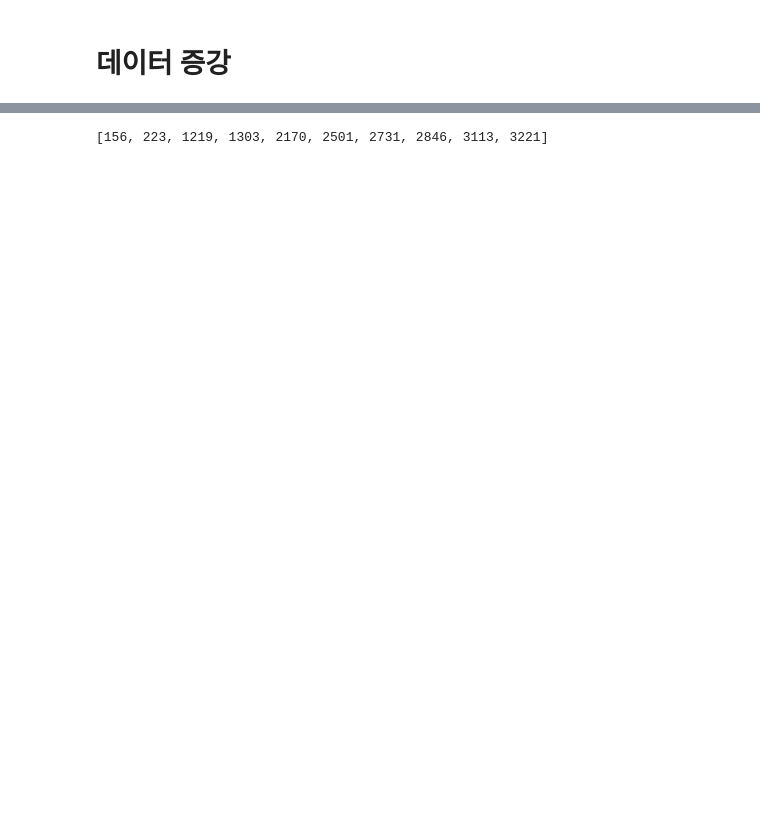
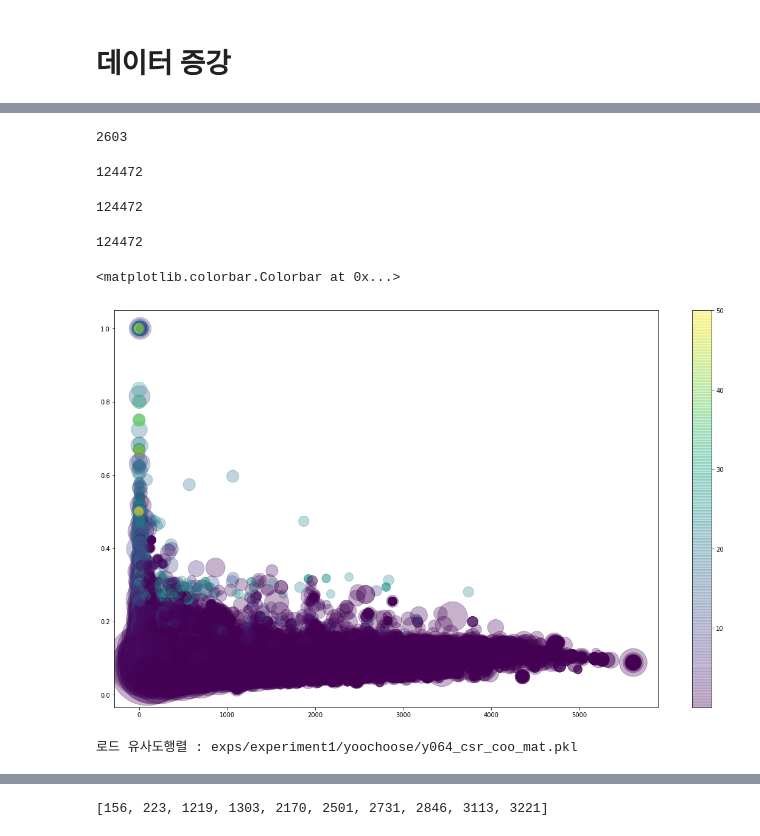
Before and after one commit to kyeongchan92/DA-for-SBR, a Jupyter notebook: main.ipynb, the cells around one changed output, grey strips where cells are left out. Cells and saved outputs as stored; diff of their text form; code cells hidden in the pictures; blank space fills up the shorter version.

```diff
--- a/main.ipynb
+++ b/main.ipynb
@@ -268,0 +175,7 @@ score = {i : cal_score(falog2[i], msd[i][1], theta) for i in range(1, nof_items+
+# %%
+# msd 로드
+msd = load_msd('coo', experiment, y_or_d, frac)
+
+# 출현빈도 역수
+fa_sqrt = {k:v for k, v in allitemcntr.items()}
+score = {i: 100 * msd[i][1]/fa_sqrt[i] for i in range(1, nof_items+1)}  # 아이템별 score 딕셔너리 계산
@@ -268,0 +218,40 @@ score = {i : cal_score(falog2[i], msd[i][1], theta) for i in range(1, nof_items+
+# %%
+allitemcntr[4]
+# %% [output]
+2603
+# %%
+i
+# %% [output]
+124472
+# %%
+nof_sessions
+# %% [output]
+124472
+# %%
+len(tra_seqs_frac)
+# %% [output]
+124472
+# %%
+fas = []
+hss = []
+scores=[]
+nof_i = []
+
+
+rand_idxs = np.random.randint(1, nof_sessions+1, size=10000)
+for i in range(1, nof_sessions):
+  s = tra_seqs_frac[i]
+  fas.append(np.mean([allitemcntr[_] for _ in s]))
+  hss.append(np.mean([msd[_][1] for _ in s]))
+  scores.append(np.mean([score[_] for _ in s]))
+  nof_i.append(len(s))
+
+nof_i = np.array(nof_i)*100
+# %%
+plt.figure(figsize=(20, 12))
+
+plt.scatter(fas, hss, c=scores, alpha=0.3, s=nof_i)
+plt.colorbar()
+# %% [output]
+<matplotlib.colorbar.Colorbar at 0x...>
+[figure, added]
@@ -268,0 +260,4 @@ score = {i : cal_score(falog2[i], msd[i][1], theta) for i in range(1, nof_items+
+# %%
+coo_mat = load_sim_mat('coo', 1, 'yoochoose', 1/64)
+# %% [output]
+로드 유사도행렬 : exps/experiment1/yoochoose/y064_csr_coo_mat.pkl
```
Also changed, not shown: parts of 50 cells of this notebook.
